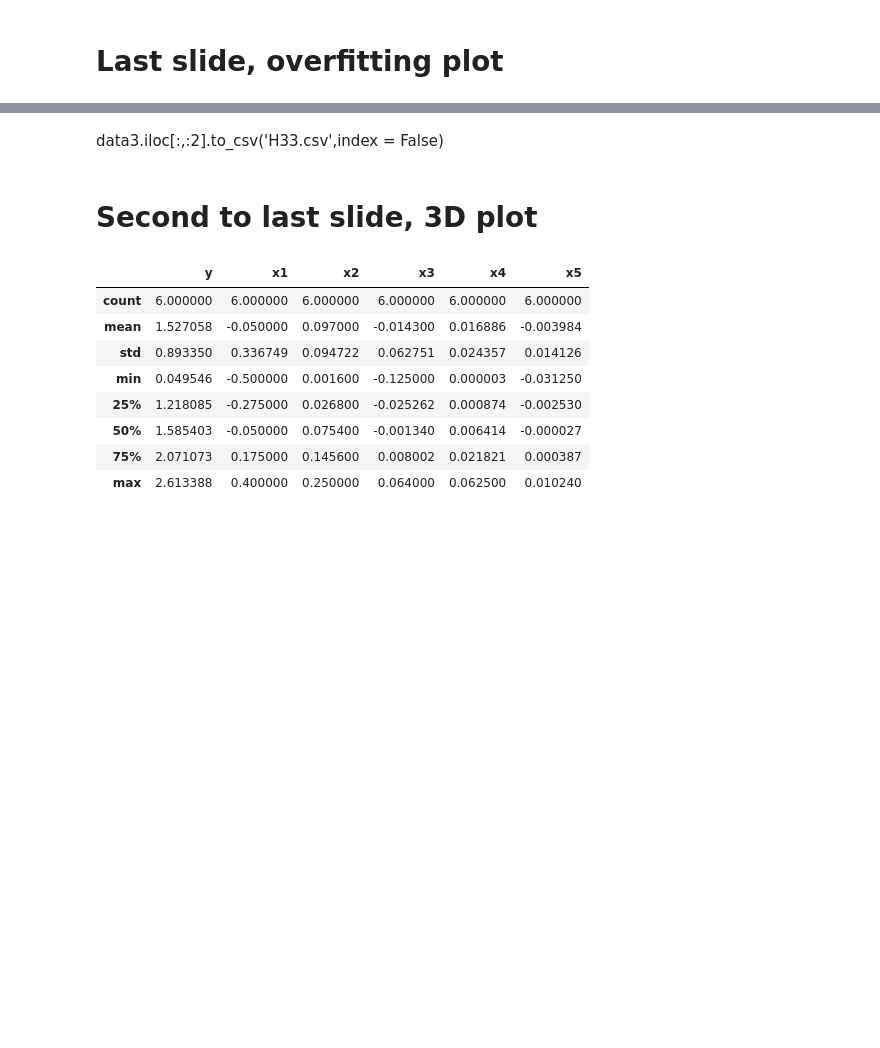
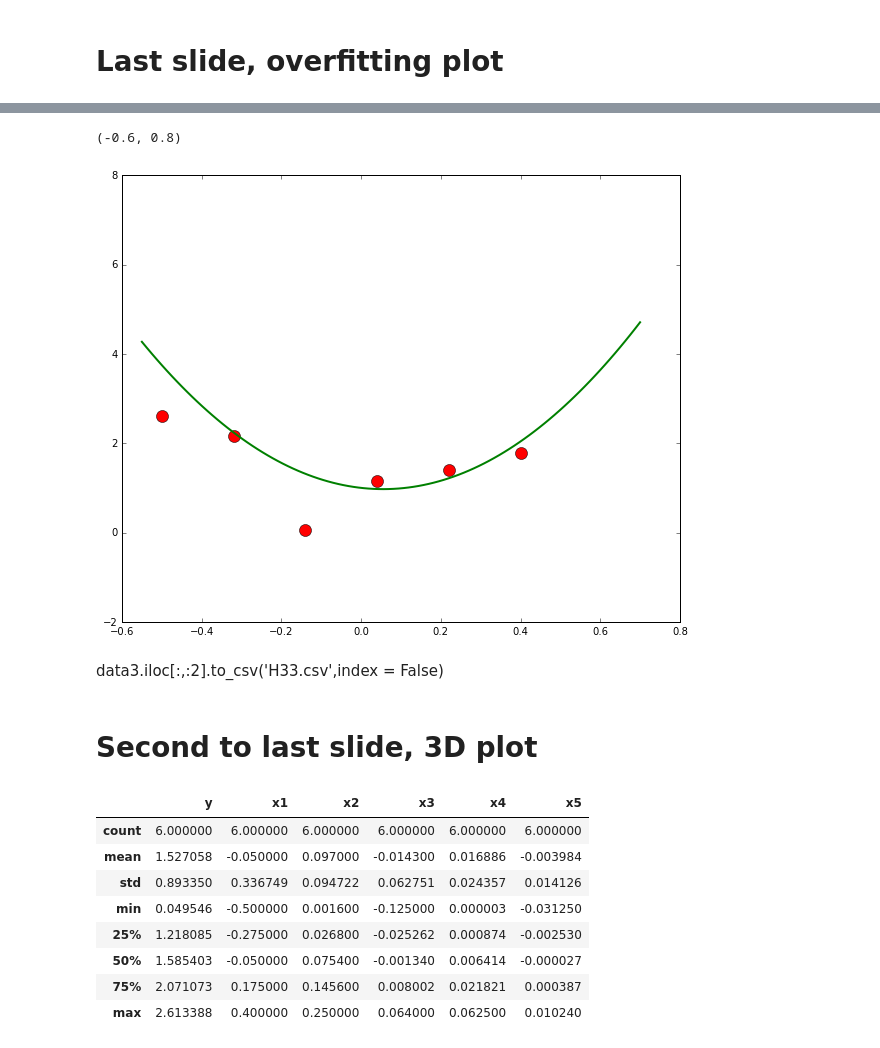
Before and after one commit to Fomyther/ADS_2016, a Jupyter notebook: Lab/Slide2Plots.ipynb, the cells around one changed output, grey strips where cells are left out. Cells and saved outputs as stored; diff of their text form; code cells hidden in the pictures; blank space fills up the shorter version.

```diff
--- a/Lab/Slide2Plots.ipynb
+++ b/Lab/Slide2Plots.ipynb
@@ -86,3 +91,13 @@ plt.plot(data3.x1,data3.y,'or')
+# %%
+plt.figure(figsize = (10,8))
+plt.plot(data3.x1, data3.y, 'or', markersize = 12)
+x_fit = np.linspace(-0.55,0.7,100)  # For smoothing the fitted curve
+plt.plot(x_fit, f(x_fit), 'g-', lw = 2)
+plt.ylim([-2,8])
+plt.xlim([-0.6,0.8])
+# %% [output]
+(-0.6, 0.8)
+[figure, added]
 # %% [markdown]
 data3.iloc[:,:2].to_csv('H33.csv',index = False)
 # %% [markdown]
```
Also changed, not shown: parts of 3 cells of this notebook.
